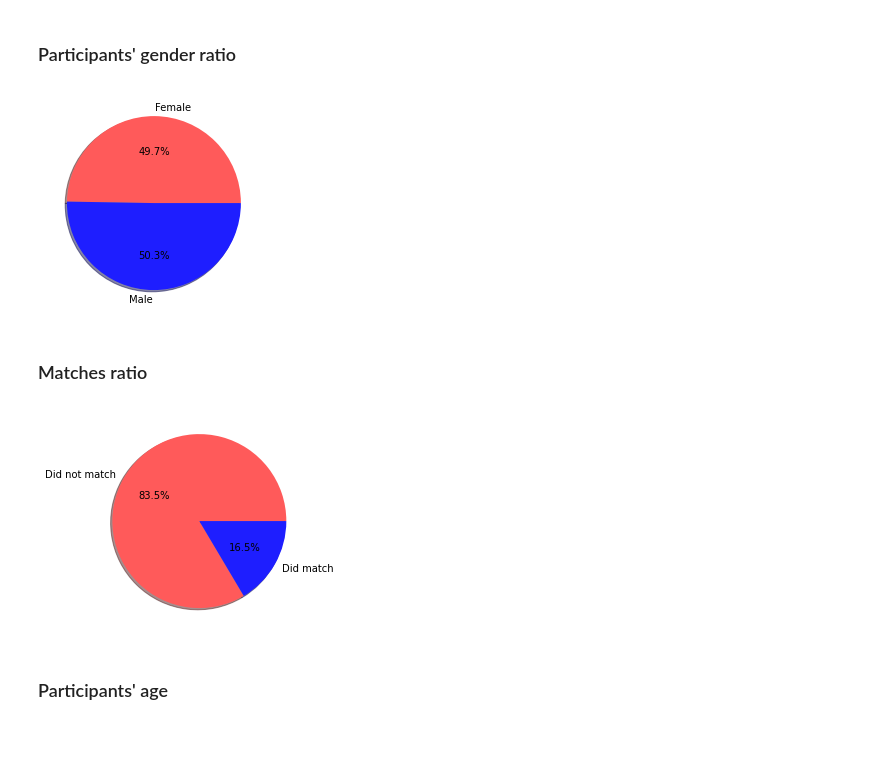
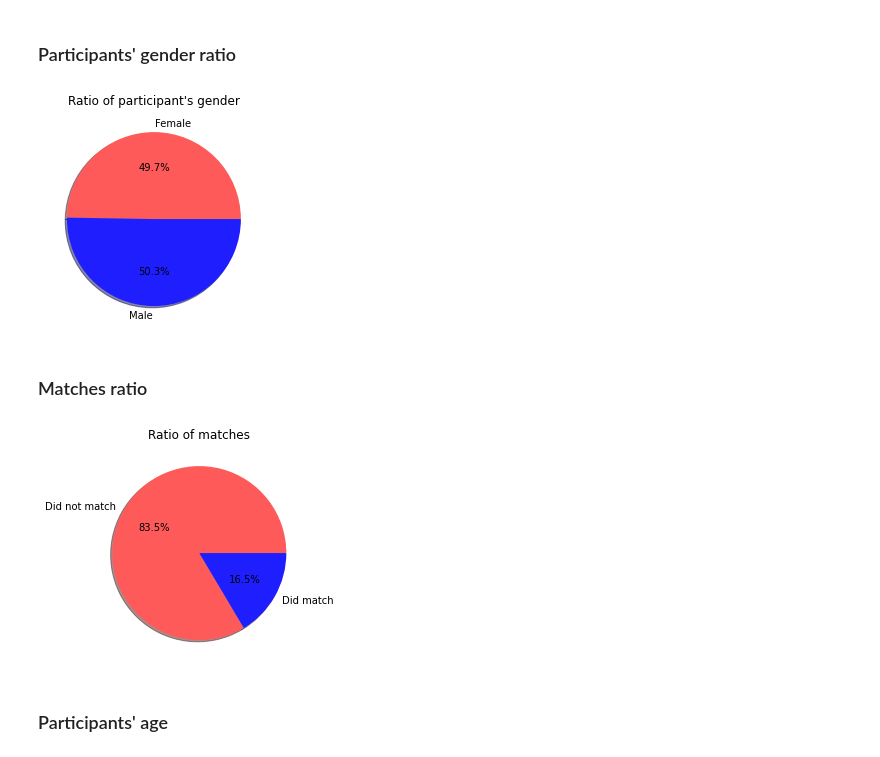
Before and after one commit to JozifekSVK/OZNAL, a Jupyter notebook: EDA.ipynb, the cells around one changed output. Drawn from its saved outputs; the diff is of its cells as text; code cells hidden in the pictures.

```diff
--- a/EDA.ipynb
+++ b/EDA.ipynb
@@ -153,19 +153,21 @@ Number of matches in speed dating experiment: 1380, which is 16.47%.
 # %%
 unique_participants_df = df.drop_duplicates(subset=['iid'])
 
 gender = [len(unique_participants_df[unique_participants_df['gender'] == 0]), len(unique_participants_df[unique_participants_df['gender'] == 1])]
 plt.pie(gender, labels = ['Female', 'Male'], shadow = True, autopct='%1.1f%%', colors = pie_chart_colors)
+plt.title('Ratio of participant\'s gender')
 plt.show()
 # %% [output]
-[figure, old version]
+[figure, new version]
 # %% [markdown]
 ### Matches ratio
 # %%
 matches = [len(df[df['match'] == 0]), len(df[df['match'] == 1])]
 plt.pie(matches, labels = ['Did not match', 'Did match'], shadow = True, autopct='%1.1f%%', colors = pie_chart_colors)
+plt.title('Ratio of matches')
 plt.show()
 # %% [output]
-[figure, old version]
+[figure, new version]
 # %% [markdown]
 ### Participants' age
 # %%
```
Also changed, not shown: parts of 29 cells of this notebook.
